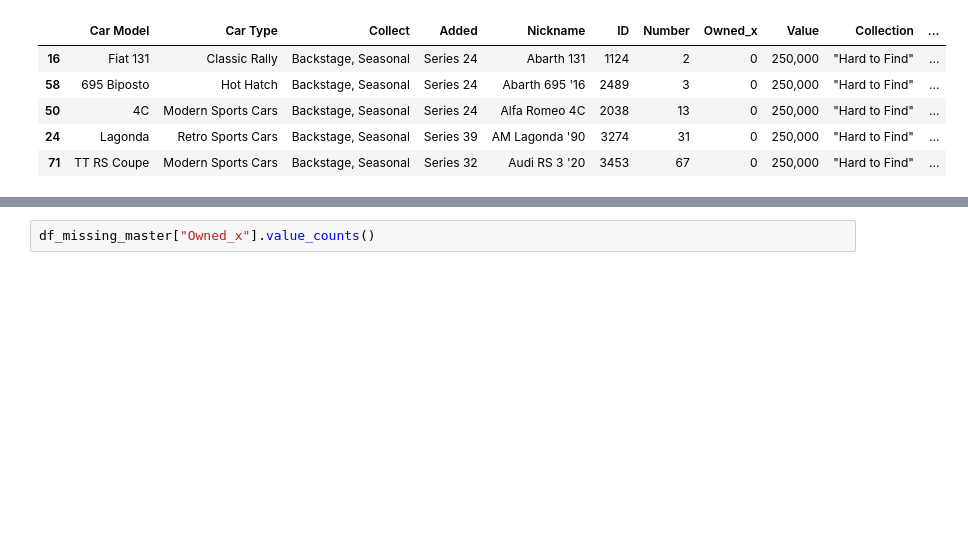
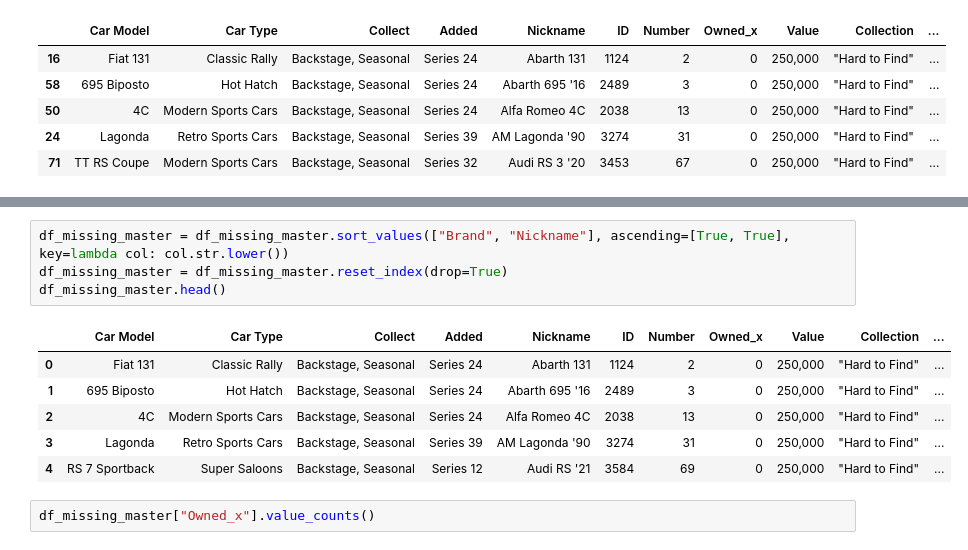
Before and after one commit to iaspidem/fh-cars-list, a Jupyter notebook: fh5-process-ext.ipynb, the cells around one changed output, grey strips where cells are left out. Drawn from its saved outputs; the diff is of its cells as text; blank space fills up the shorter version.

Commit message:
sort by brand then nickname

```diff
--- a/fh5-process-ext.ipynb
+++ b/fh5-process-ext.ipynb
@@ -554,3 +573,14 @@ df_missing_master.head()
+# %%
+df_missing_master = df_missing_master.sort_values(["Brand", "Nickname"], ascending=[True, True], key=lambda col: col.str.lower())
+df_missing_master = df_missing_master.reset_index(drop=True)
+df_missing_master.head()
+# %% [output]
+|  | Car Model | Car Type | Collect | Added | Nickname | ID | Number | Owned_x | Value | Collection | ... |
+| 0 | Fiat 131 | Classic Rally | Backstage, Seasonal | Series 24 | Abarth 131 | 1124 | 2 | 0 | 250,000 | "Hard to Find" | ... |
+| 1 | 695 Biposto | Hot Hatch | Backstage, Seasonal | Series 24 | Abarth 695 '16 | 2489 | 3 | 0 | 250,000 | "Hard to Find" | ... |
+| 2 | 4C | Modern Sports Cars | Backstage, Seasonal | Series 24 | Alfa Romeo 4C | 2038 | 13 | 0 | 250,000 | "Hard to Find" | ... |
+| 3 | Lagonda | Retro Sports Cars | Backstage, Seasonal | Series 39 | AM Lagonda '90 | 3274 | 31 | 0 | 250,000 | "Hard to Find" | ... |
+| 4 | RS 7 Sportback | Super Saloons | Backstage, Seasonal | Series 12 | Audi RS '21 | 3584 | 69 | 0 | 250,000 | "Hard to Find" | ... |
 # %%
 df_missing_master["Owned_x"].value_counts()
 # %% [output]
```
Also changed, not shown: parts of 1 cell of this notebook.
